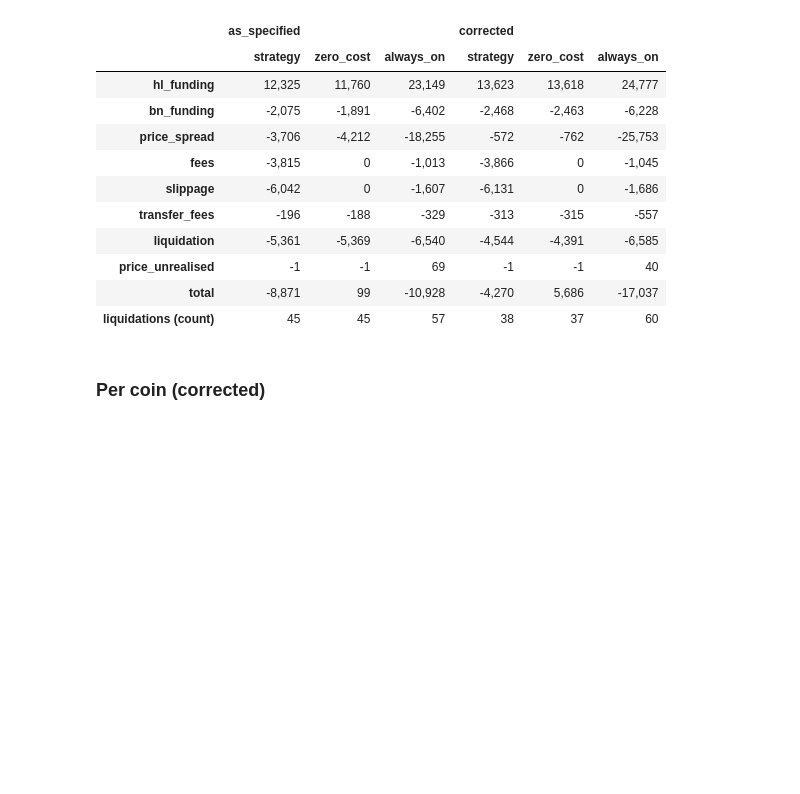
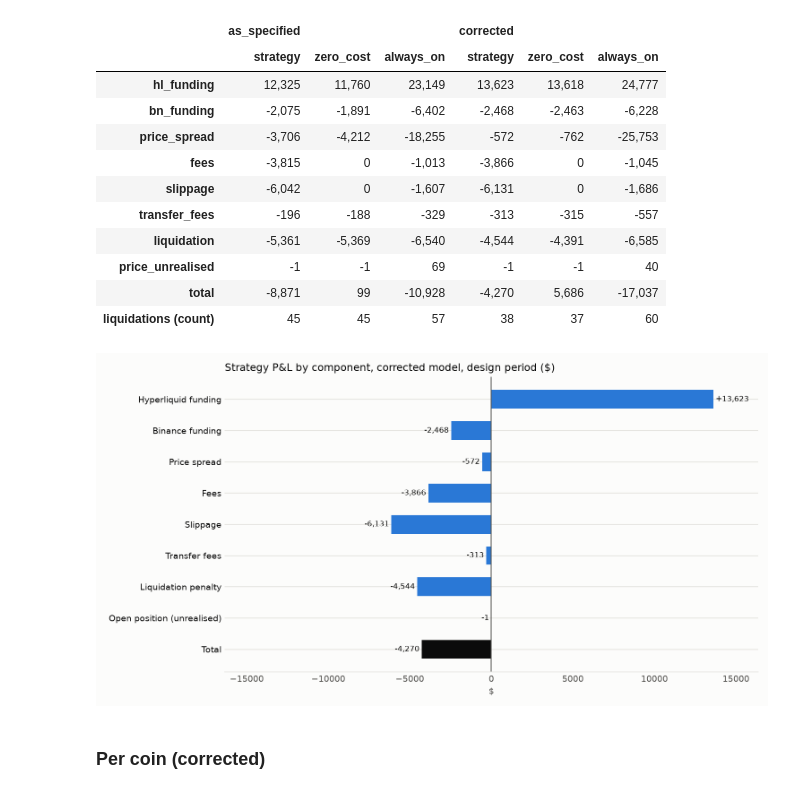
Before and after one commit to arthurfritscheck/funding-dislocations, a Jupyter notebook: notebooks/02_strategy.ipynb, the cells around one changed output. Cells and saved outputs as stored; diff of their text form; code cells hidden in the pictures; blank space fills up the shorter version.

Commit message:
Final report figures from the results files; notebook 02 shows its figures inline

```diff
--- a/notebooks/02_strategy.ipynb
+++ b/notebooks/02_strategy.ipynb
@@ -28,10 +28,17 @@ The random-entry benchmark (200 seeds) is too slow to rerun here; its results ar
 `backtest_corrected_*` and `backtest_comparison_*` figures.
 # %%
 import pandas as pd
-from IPython.display import display
+import matplotlib.pyplot as plt
+from IPython.display import Image, display
 from src.config import load_config, ROOT
 from src.backtest import engine as E, metrics as M
 from src.analysis import backtest_figures as F
+
+
+def show(fig, path):
+    """The src modules use the Agg backend: close the figure and display the PNG it saved."""
+    plt.close(fig)
+    display(Image(filename=str(path)))
 
 base_cfg = load_config()
 inputs = E.load_inputs(base_cfg)
@@ -103,9 +110,12 @@ dec.style.format(usd)
 | total | -8,871 | 99 | -10,928 | -4,270 | 5,686 | -17,037 |
 | liquidations (count) | 45 | 45 | 57 | 38 | 37 | 60 |
 # %%
-F.plot_decomposition(M.decomposition(runs["corrected"]["strategy"].trades).loc["ALL"],
+path = ROOT / "report/figures/backtest_corrected_decomposition.png"
+show(F.plot_decomposition(M.decomposition(runs["corrected"]["strategy"].trades).loc["ALL"],
                      "Strategy P&L by component, corrected model, design period ($)",
-                     ROOT / "report/figures/backtest_corrected_decomposition.png");
+                     path), path)
+# %% [output]
+[figure, added]
 # %% [markdown]
 ### Per coin (corrected)
 # %%
```
Also changed, not shown: parts of 2 cells of this notebook, 12 other files.
